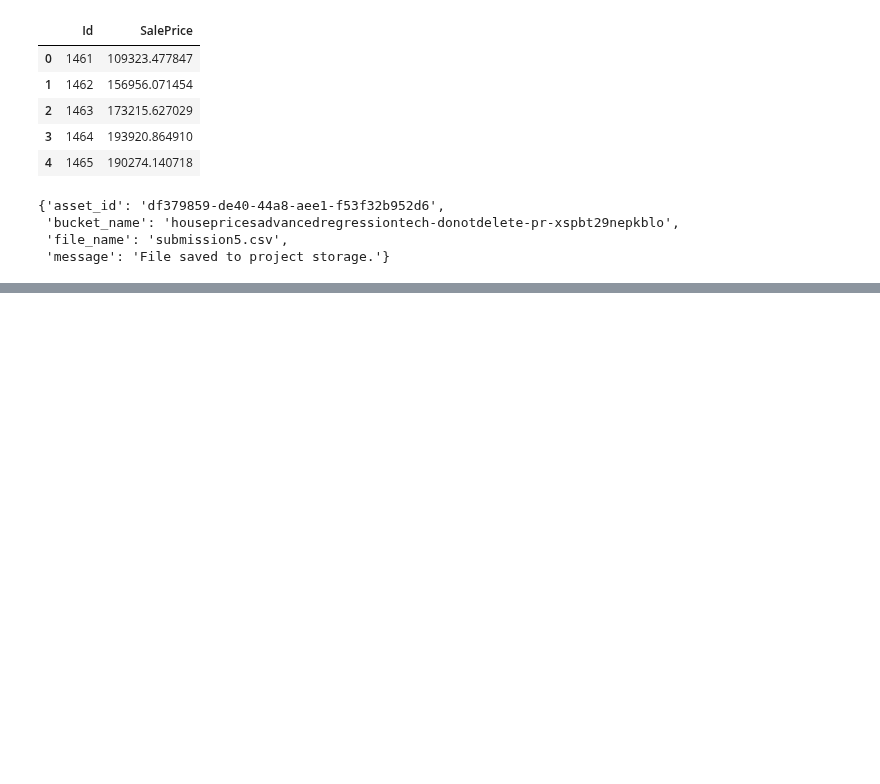
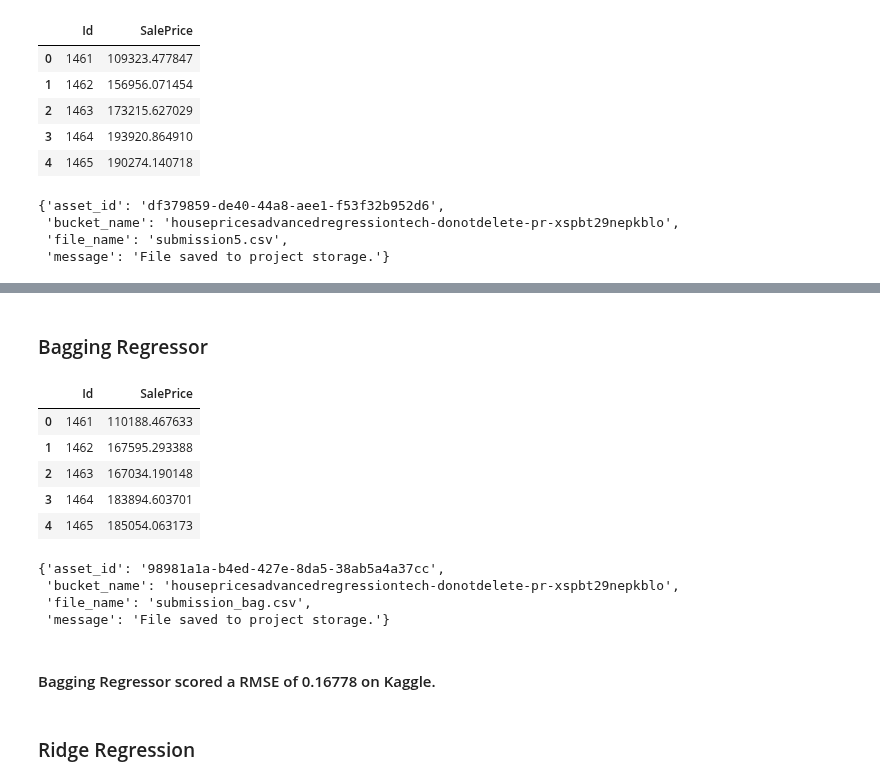
Before and after one commit to Andrew-Carl/House-Prices-Advanced-Regression-Techniques, a Jupyter notebook: Regression Models.ipynb, the cells around one changed output, grey strips where cells are left out. Saved outputs shown, nothing was run; the diff lists cells and outputs as text; code cells hidden in the pictures; blank space fills up the shorter version.

Commit message:
New Submissions

```diff
--- a/Regression Models.ipynb
+++ b/Regression Models.ipynb
@@ -639,0 +612,31 @@ project.save_data(data=predict2.to_csv(index=False),file_name='submission5.csv',
+# %% [markdown]
+### Bagging Regressor
+# %%
+yhat_bag = np.exp(br.predict(X2))
+# %%
+pred_bag = pd.DataFrame(yhat_bag)
+# %%
+predict_bag = pd.concat((df_test['Id'], pred_bag), axis=1)
+# %%
+predict_bag.columns = ['Id', 'SalePrice']
+# %%
+predict_bag.head()
+# %% [output]
+|  | Id | SalePrice |
+| 0 | 1461 | 110188.467633 |
+| 1 | 1462 | 167595.293388 |
+| 2 | 1463 | 167034.190148 |
+| 3 | 1464 | 183894.603701 |
+| 4 | 1465 | 185054.063173 |
+# %%
+# Save dataframe as csv file to storage
+project.save_data(data=predict_bag.to_csv(index=False),file_name='submission_bag.csv',overwrite=True)
+# %% [output]
+{'asset_id': '98981a1a-b4ed-427e-8da5-38ab5a4a37cc',
+ 'bucket_name': 'housepricesadvancedregressiontech-donotdelete-pr-xspbt29nepkblo',
+ 'file_name': 'submission_bag.csv',
+ 'message': 'File saved to project storage.'}
+# %% [markdown]
+#### Bagging Regressor scored a RMSE of 0.16778 on Kaggle.
+# %% [markdown]
+### Ridge Regression
```
Also changed, not shown: parts of 42 cells of this notebook.
